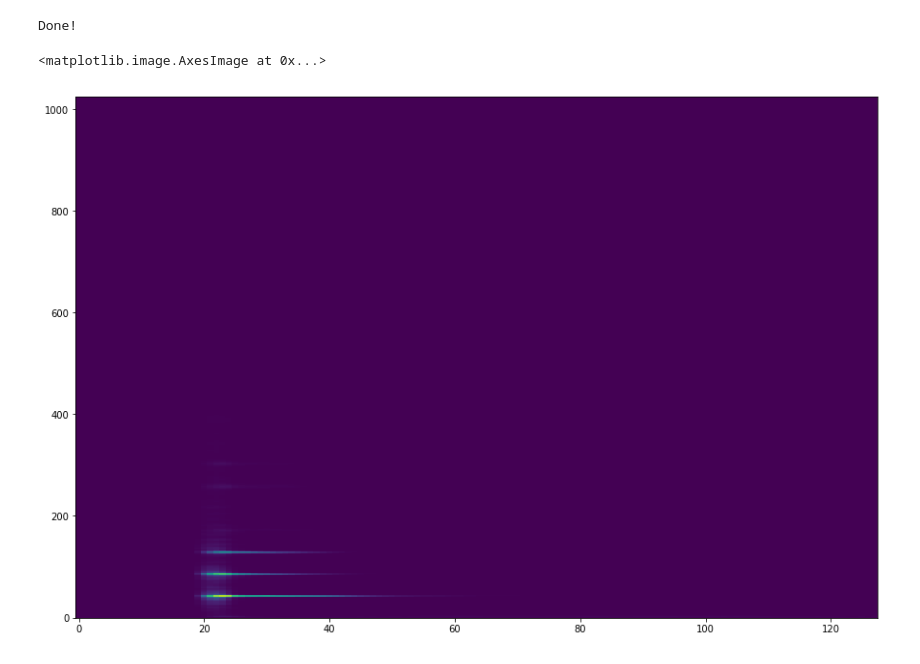
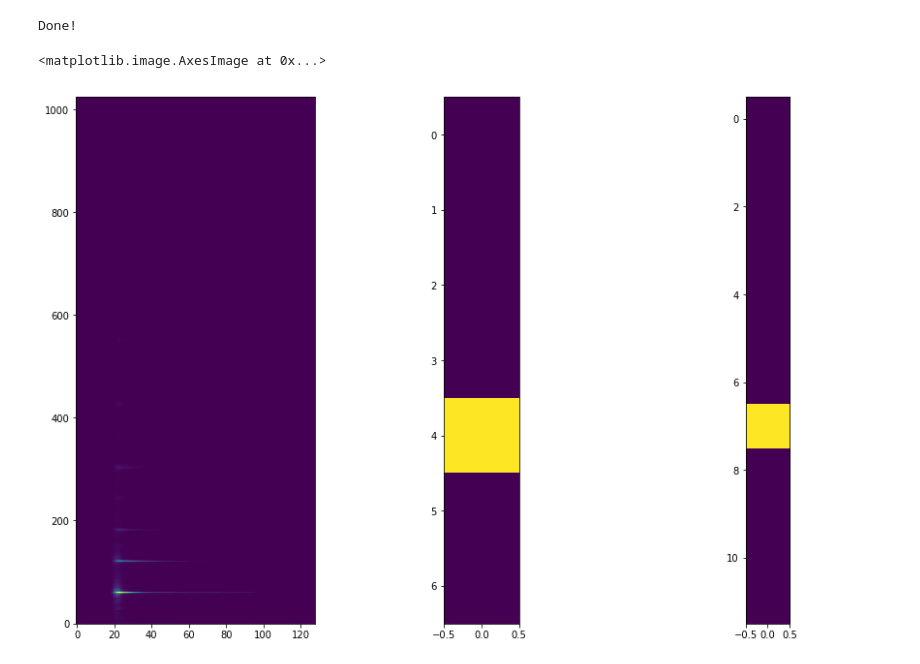
Before and after one commit to nebularnoise/serge, a Jupyter notebook: src/convert_to_torch_script.ipynb, the cells around one changed output. Drawn from its saved outputs; the diff is of its cells as text; code cells hidden in the pictures.

Commit message:
Added latent space visualisation

```diff
--- a/src/convert_to_torch_script.ipynb
+++ b/src/convert_to_torch_script.ipynb
@@ -18,28 +18,36 @@ def get_oct_semi(f0):
 # %%
 torch.nn.Module.dump_patches = False
 
-model,log = torch.load("../pretrained/uku_reg_cond_3200_epoch_zdim_4.pt", map_location="cpu")
+model,log = torch.load("../pretrained/uku_guitare_3700_e.pt", map_location="cpu")
 model.eval()
 
-motu = AudioDataset("../notebooks/motu/motu_dataset/*.wav", slice_size=128, process=0)
+motu = AudioDataset("/home/antoine/Musique/enregistrement_cordes/export/motu_dataset/*.wav", slice_size=128, process=0)
 
 print("Done!")
 # %% [output]
 Done!
 # %%
-idx = 13
+idx = 4
 
 model.forward = model.sample
 
 z = model.encode(motu[idx][0].unsqueeze(0))
 
 o,s = motu[idx][1].unsqueeze(0) , motu[idx][2].unsqueeze(0)
 
+#s = torch.zeros([1, 12])
+#s[:, 2] = 1
+
 S = model(z, o, s).detach().cpu().numpy()
 
 plt.figure(figsize=(15,10))
+plt.subplot(131)
 plt.imshow(S, origin="lower", aspect="auto")
+plt.subplot(132)
+plt.imshow(o.detach().cpu().numpy().T)
+plt.subplot(133)
+plt.imshow(s.detach().cpu().numpy().T)
 # %% [output]
 <matplotlib.image.AxesImage at 0x...>
-[figure, old version]
+[figure, new version]
 # %%
```
Also changed, not shown: parts of 2 cells of this notebook, 1 other file.
